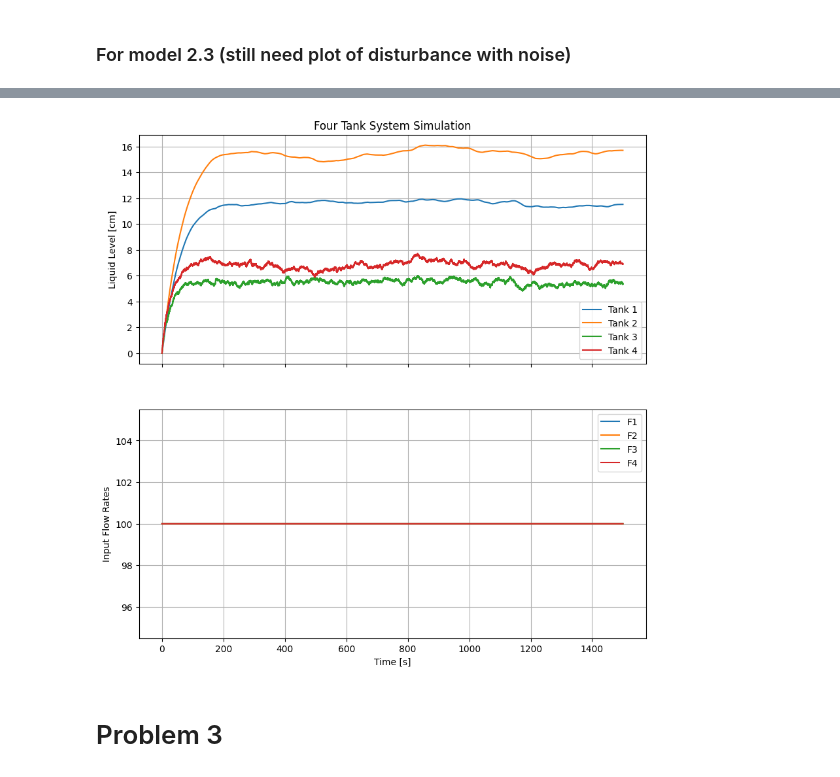
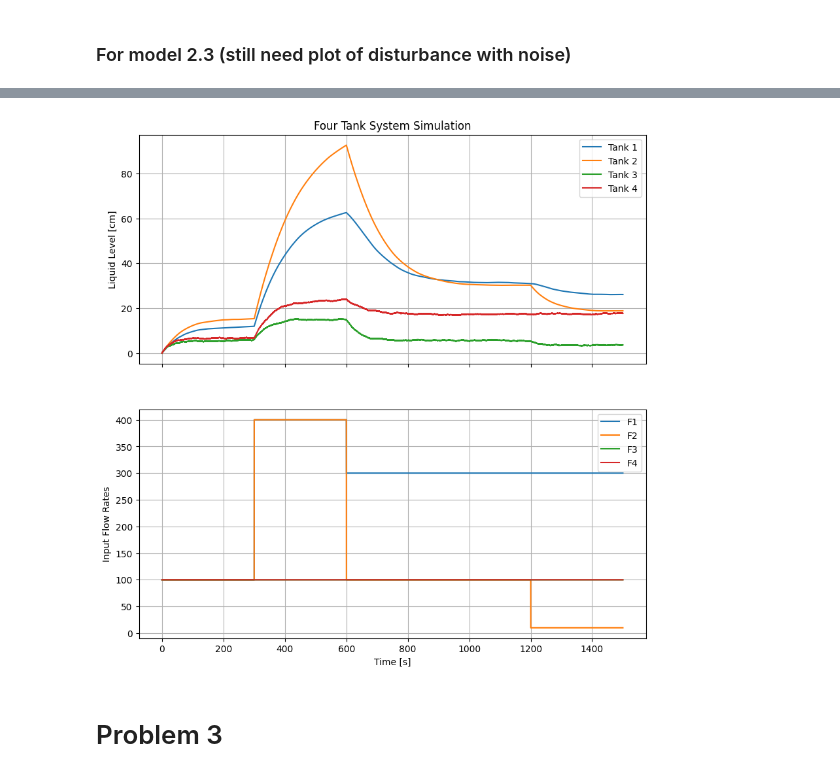
Before and after one commit to Comicboy/DTU_MPC, a Jupyter notebook: Modified_FourTank.ipynb, the cells around one changed output, grey strips where cells are left out. Drawn from its saved outputs; the diff is of its cells as text; code cells hidden in the pictures.

```diff
--- a/notebooks/Modified_FourTank.ipynb
+++ b/Modified_FourTank.ipynb
@@ -89,27 +89,27 @@ x, y, z, T_all, X_all, H_all = fun.sim22(times, x0, u, d, p, noise_level=5)
 # %%
 # --- Time and Noise Setup ---
 times = np.array([0, 5, 10, 20, 25]) * 60  # in seconds
 dt = 0.01
 
 # --- Initial Conditions ---
 h10, h20, h30, h40 = 0.0, 0.0, 0.0, 0.0
 m10 = rho * A1 * h10
 m20 = rho * A2 * h20
 m30 = rho * A3 * h30
 m40 = rho * A4 * h40
 x0 = np.array([m10, m20, m30, m40])
 
 # --- Input Profiles ---
-F1 = np.array([100,100,100,100])
-F2 = np.array([100,100,100,100])
+F1 = np.array([100,400,300,300])
+F2 = np.array([100,400,100,10])
 F3 = np.array([100, 100, 100, 100])
 F4 = np.array([100, 100, 100, 100])
 u = np.array([F1, F2])
 d = np.array([F3, F4])
 
 x = fun.sim23(times, dt, x0, u, d, p, noise_level=20)
 # %% [output]
-[figure, old version]
+[figure, new version]
 # %% [markdown]
 # Problem 3
 # %% [markdown]
```
Also changed, not shown: parts of 3 cells of this notebook, 27 other files.
